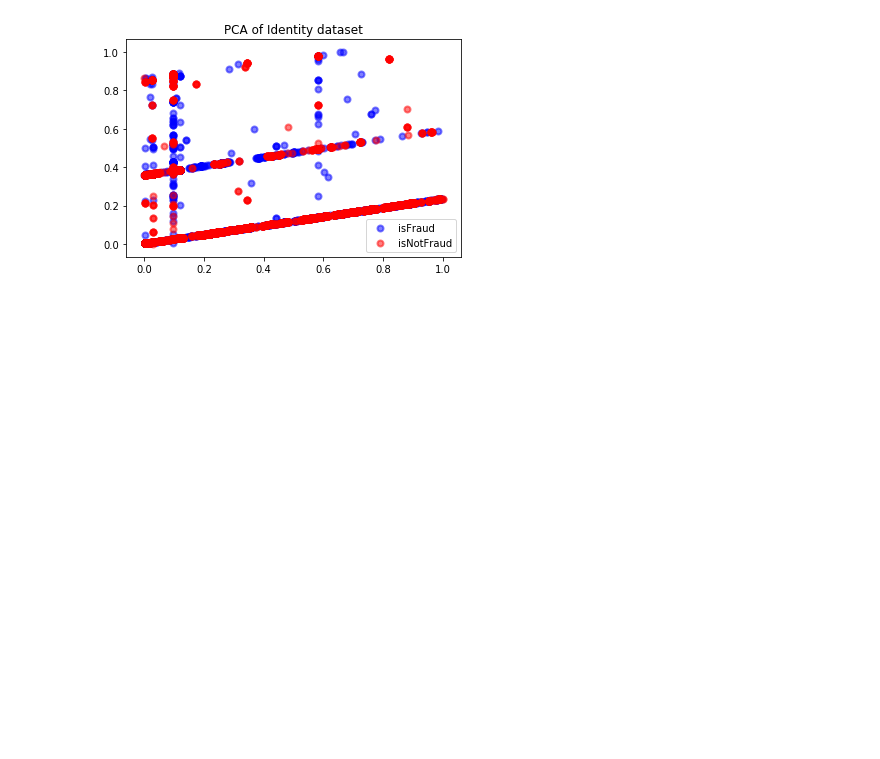
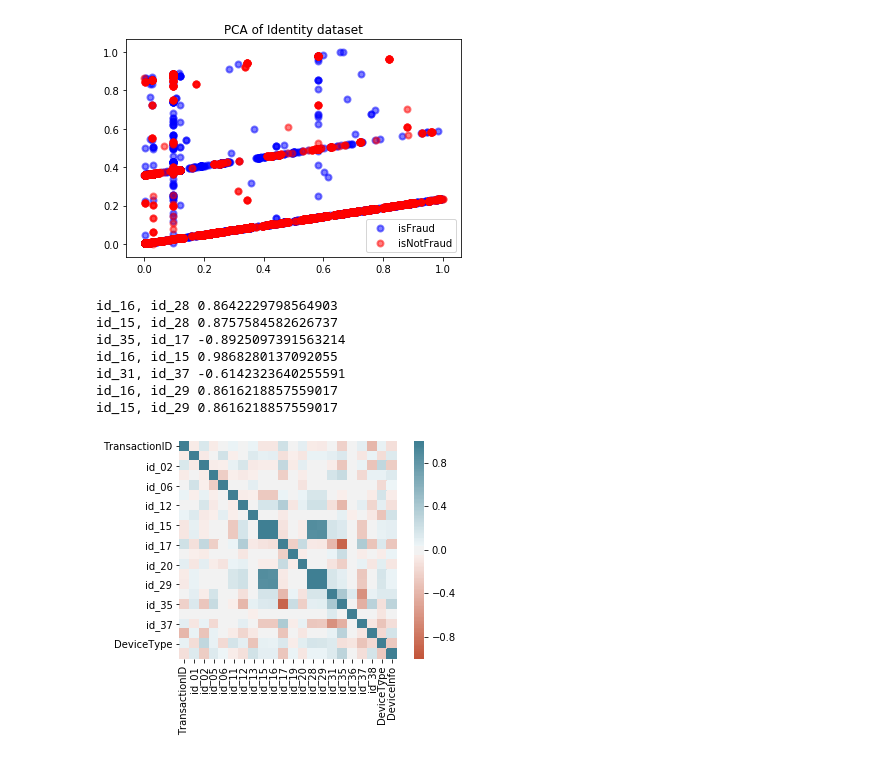
Before and after one commit to twbruce4/APM-Fraud-Detection-Project, a Jupyter notebook: Models/PCA Identity Dataset.ipynb, the cells around one changed output. Cells and saved outputs as stored; diff of their text form; code cells hidden in the pictures; blank space fills up the shorter version.

```diff
--- a/Models/PCA Identity Dataset.ipynb
+++ b/Models/PCA Identity Dataset.ipynb
@@ -50,3 +44,32 @@ y is not fraud 7641
 explained variance ratio (first two components): [0.99723449 0.00276551]
 Text(0.5, 1.0, 'PCA of Identity dataset')
 [figure]
+# %%
+import seaborn as sns
+
+X = df.drop('isFraud', axis=1)
+
+corr = X.corr()
+ax = sns.heatmap(
+    corr,
+    vmin=-1, vmax=1, center=0,
+    cmap=sns.diverging_palette(20, 220, n=200),
+    square=True
+)
+
+print('id_16, id_28',corr['id_16']['id_28'])
+print('id_15, id_28',corr['id_15']['id_28'])
+print('id_35, id_17',corr['id_35']['id_17'])
+print('id_16, id_15',corr['id_16']['id_15'])
+print('id_31, id_37',corr['id_31']['id_37'])
+print('id_16, id_29',corr['id_15']['id_29'])
+print('id_15, id_29',corr['id_15']['id_29'])
+# %% [output]
+id_16, id_28 0.8642229798564903
+id_15, id_28 0.8757584582626737
+id_35, id_17 -0.8925097391563214
+id_16, id_15 0.9868280137092055
+id_31, id_37 -0.6142323640255591
+id_16, id_29 0.8616218857559017
+id_15, id_29 0.8616218857559017
+[figure, added]
```
Also changed, not shown: parts of 3 cells of this notebook, 1 other file.
